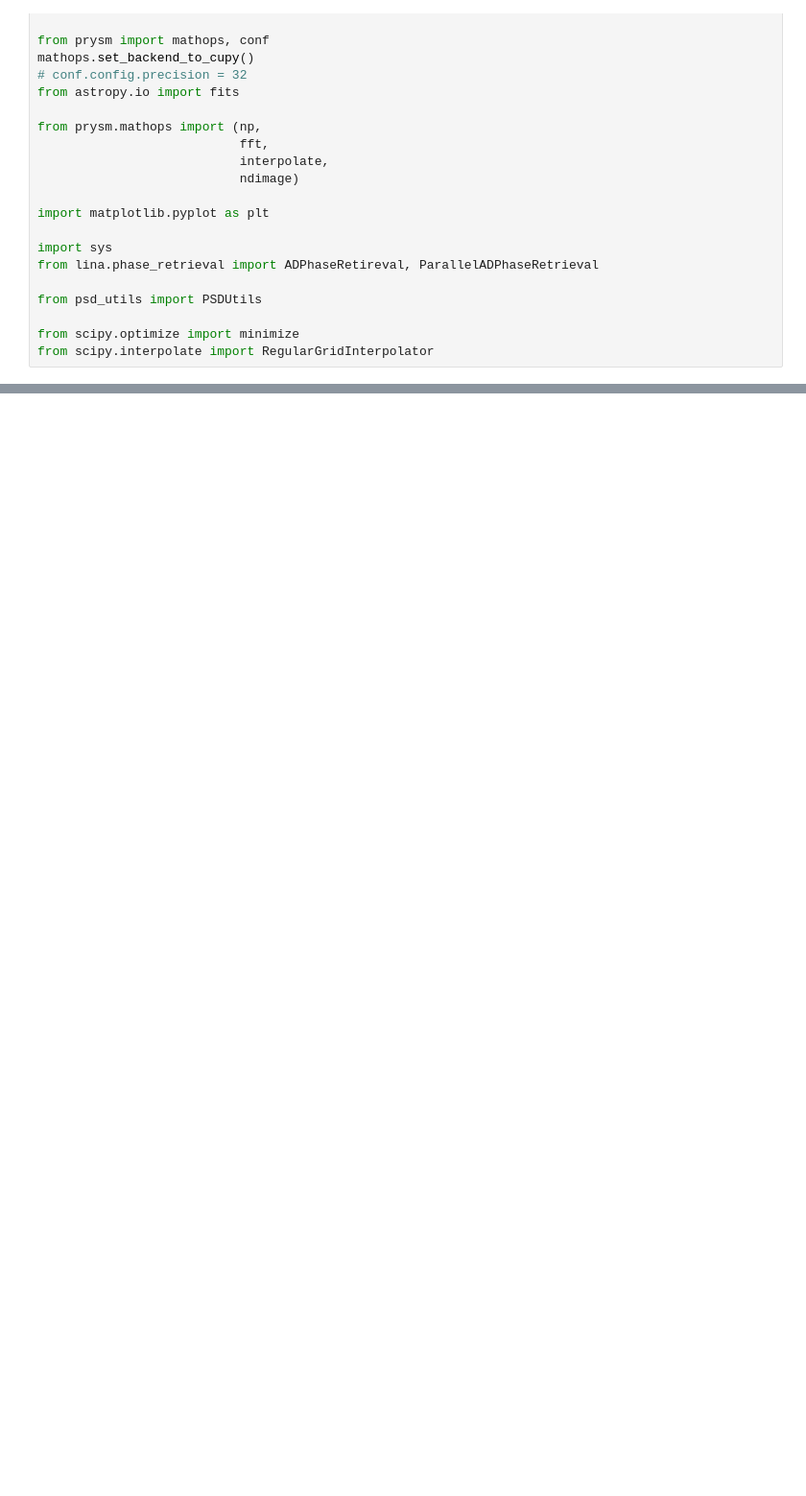
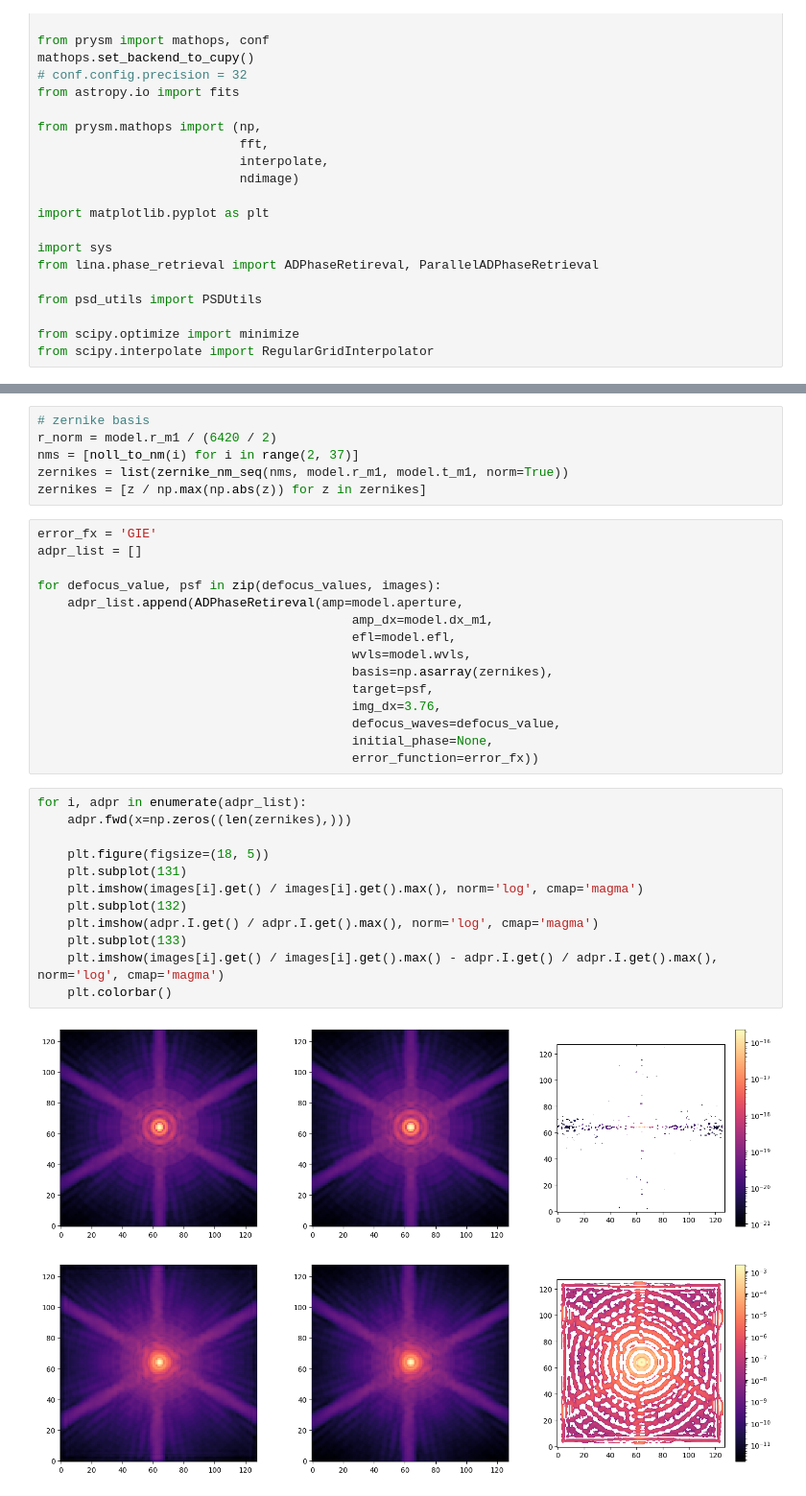
Before and after one commit to zhangderby/bing_bong, a Jupyter notebook: demo_model_fraunhofer.ipynb, the cells around one changed output, grey strips where cells are left out. Shown at 96% size. Cells and saved outputs as stored; diff of their text form; blank space fills up the shorter version.

```diff
--- a/demo_model_fraunhofer.ipynb
+++ b/demo_model_fraunhofer.ipynb
@@ -256,0 +274,36 @@ for image in images:
+# %%
+# zernike basis
+r_norm = model.r_m1 / (6420 / 2)
+nms = [noll_to_nm(i) for i in range(2, 37)]
+zernikes = list(zernike_nm_seq(nms, model.r_m1, model.t_m1, norm=True))
+zernikes = [z / np.max(np.abs(z)) for z in zernikes]
+# %%
+error_fx = 'GIE'
+adpr_list = []
+
+for defocus_value, psf in zip(defocus_values, images):
+    adpr_list.append(ADPhaseRetireval(amp=model.aperture,
+                                          amp_dx=model.dx_m1,
+                                          efl=model.efl,
+                                          wvls=model.wvls,
+                                          basis=np.asarray(zernikes),
+                                          target=psf,
+                                          img_dx=3.76,
+                                          defocus_waves=defocus_value,
+                                          initial_phase=None,
+                                          error_function=error_fx))
+# %%
+for i, adpr in enumerate(adpr_list):
+    adpr.fwd(x=np.zeros((len(zernikes),)))
+
+    plt.figure(figsize=(18, 5))
+    plt.subplot(131)
+    plt.imshow(images[i].get() / images[i].get().max(), norm='log', cmap='magma')
+    plt.subplot(132)
+    plt.imshow(adpr.I.get() / adpr.I.get().max(), norm='log', cmap='magma')
+    plt.subplot(133)
+    plt.imshow(images[i].get() / images[i].get().max() - adpr.I.get() / adpr.I.get().max(), norm='log', cmap='magma')
+    plt.colorbar()
+# %% [output]
+[figure, added]
+[figure, added]
```
Also changed, not shown: parts of 5 cells of this notebook.
